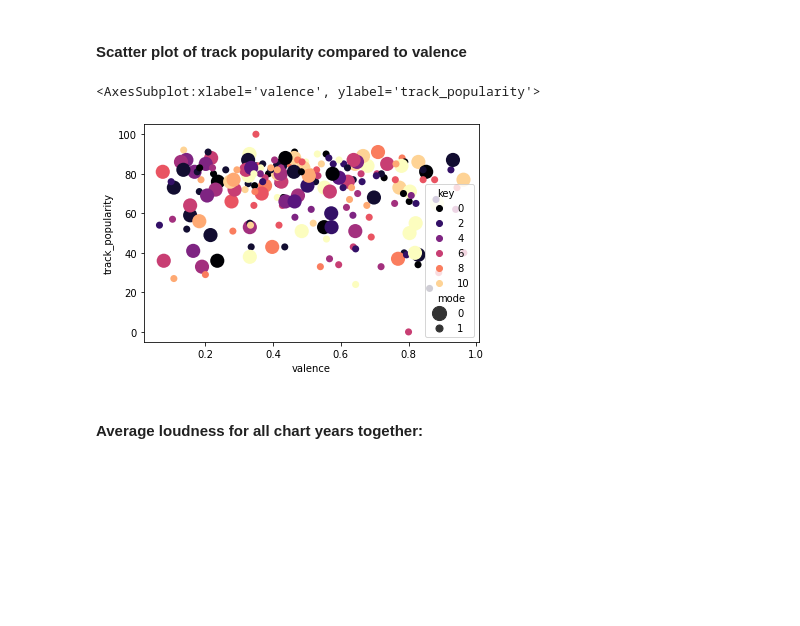
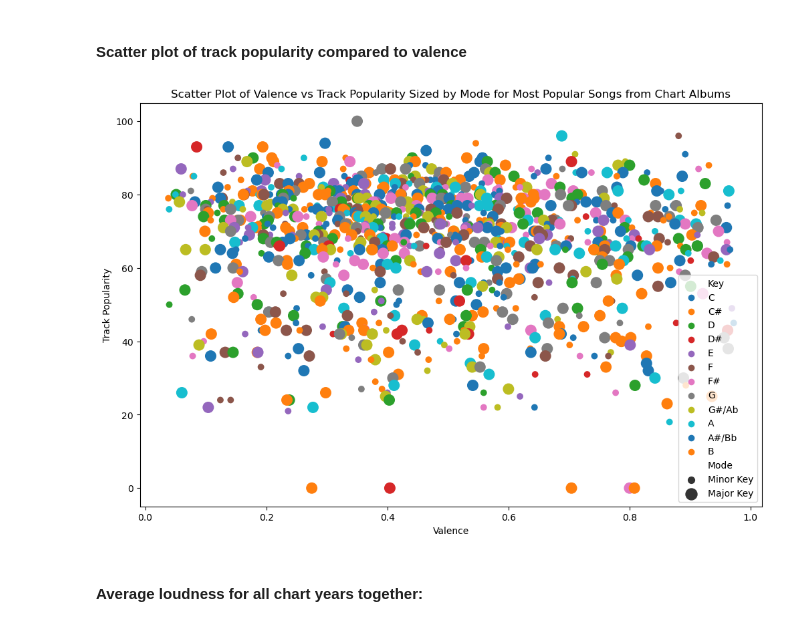
Before and after one commit to katieravenwood/Spotify-Five-Year-Analysis-Project, a Jupyter notebook: notebooks/ExploratoryAnalysis.ipynb, the cells around one changed output. Drawn from its saved outputs; the diff is of its cells as text; code cells hidden in the pictures; blank space fills up the shorter version.

```diff
--- a/notebooks/ExploratoryAnalysis.ipynb
+++ b/notebooks/ExploratoryAnalysis.ipynb
@@ -137,16 +151,36 @@ print(f"Most popular song: {set(df4[df4['track_popularity'] == 100]['track_name'
 Most popular song: {'All I Want for Christmas Is You'} by {'Mariah Carey'}
 # %% [markdown]
 #### Scatter plot of track popularity compared to valence
-# %%
-sns.scatterplot(x="valence", y="track_popularity",
-                hue="key",
-                size="mode",
-                palette="magma",
-                sizes=(50, 200), linewidth=0,
-                data= df2[df2['playlist_name'] == 'Billboard 200 Top Albums 2021'])
-# %% [output]
-<AxesSubplot:xlabel='valence', ylabel='track_popularity'>
-[figure, removed]
+# %%
+sns.scatterplot(x="valence", y="track_popularity",
+                hue="key",
+                size="mode",
+                palette="tab10",
+                sizes=(150, 50), linewidth=0,
+                data= df5[df5['playlist_name'] == 'Billboard 200 Top Albums 2021'])
+plt.title('Scatter Plot of Valence vs Track Popularity Sized by Mode for Most Popular Songs from Chart Albums')
+plt.xlabel('Valence')
+plt.ylabel('Track Popularity')
+vpm_plot_key=plt.legend()
+vpm_plot_key.get_texts()[0].set_text('Key')
+vpm_plot_key.get_texts()[1].set_text('C')
+vpm_plot_key.get_texts()[2].set_text('C#')
+vpm_plot_key.get_texts()[3].set_text('D')
+vpm_plot_key.get_texts()[4].set_text('D#')
+vpm_plot_key.get_texts()[5].set_text('E')
+vpm_plot_key.get_texts()[6].set_text('F')
+vpm_plot_key.get_texts()[7].set_text('F#')
+vpm_plot_key.get_texts()[8].set_text('G')
+vpm_plot_key.get_texts()[9].set_text('G#/Ab')
+vpm_plot_key.get_texts()[10].set_text('A')
+vpm_plot_key.get_texts()[11].set_text('A#/Bb')
+vpm_plot_key.get_texts()[12].set_text('B')
+vpm_plot_key.get_texts()[13].set_text('Mode')
+vpm_plot_key.get_texts()[14].set_text('Minor Key')
+vpm_plot_key.get_texts()[15].set_text('Major Key')
+plt.savefig('../viz/pyplots/ValencePopularityModeScatterPlot.png')
+# %% [output]
+[figure, added]
 # %% [markdown]
 #### Average loudness for all chart years together:
 # %%
```
Also changed, not shown: parts of 31 cells of this notebook, 12 other files.
